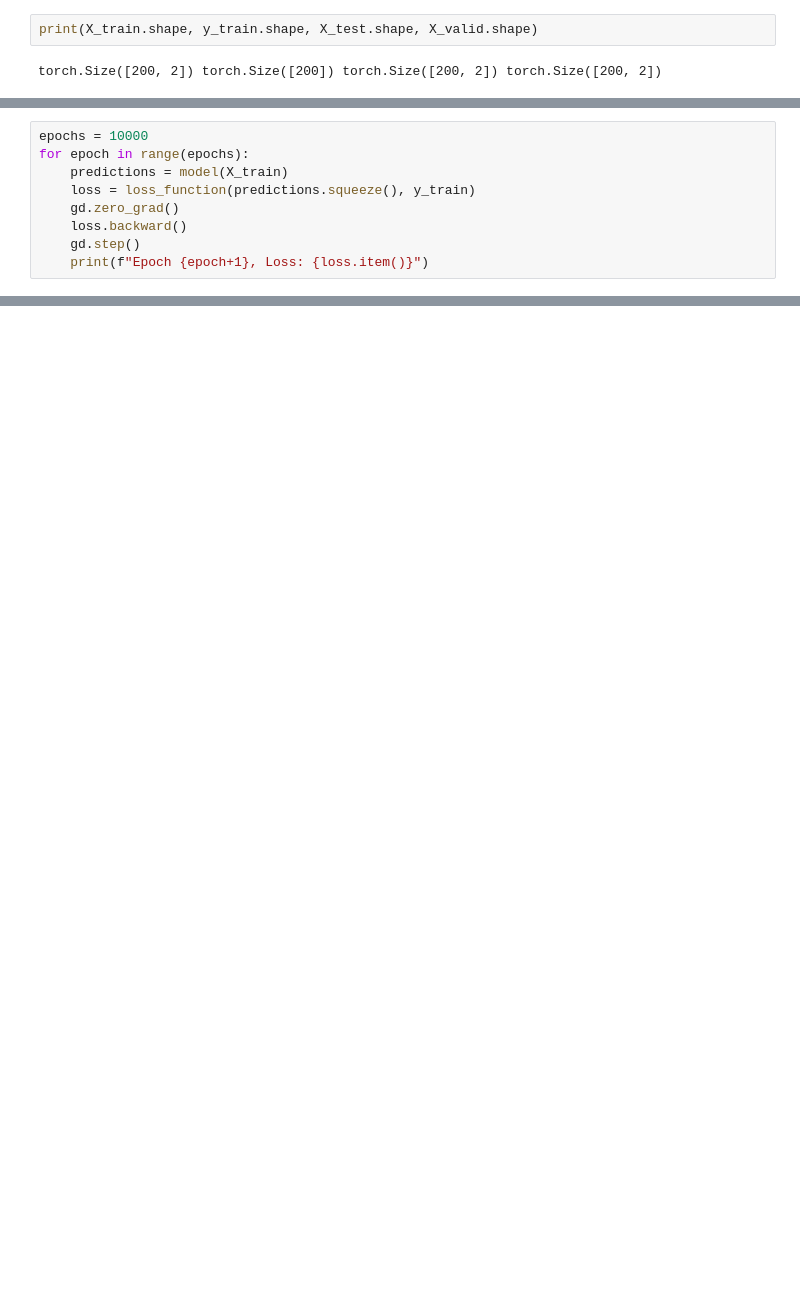
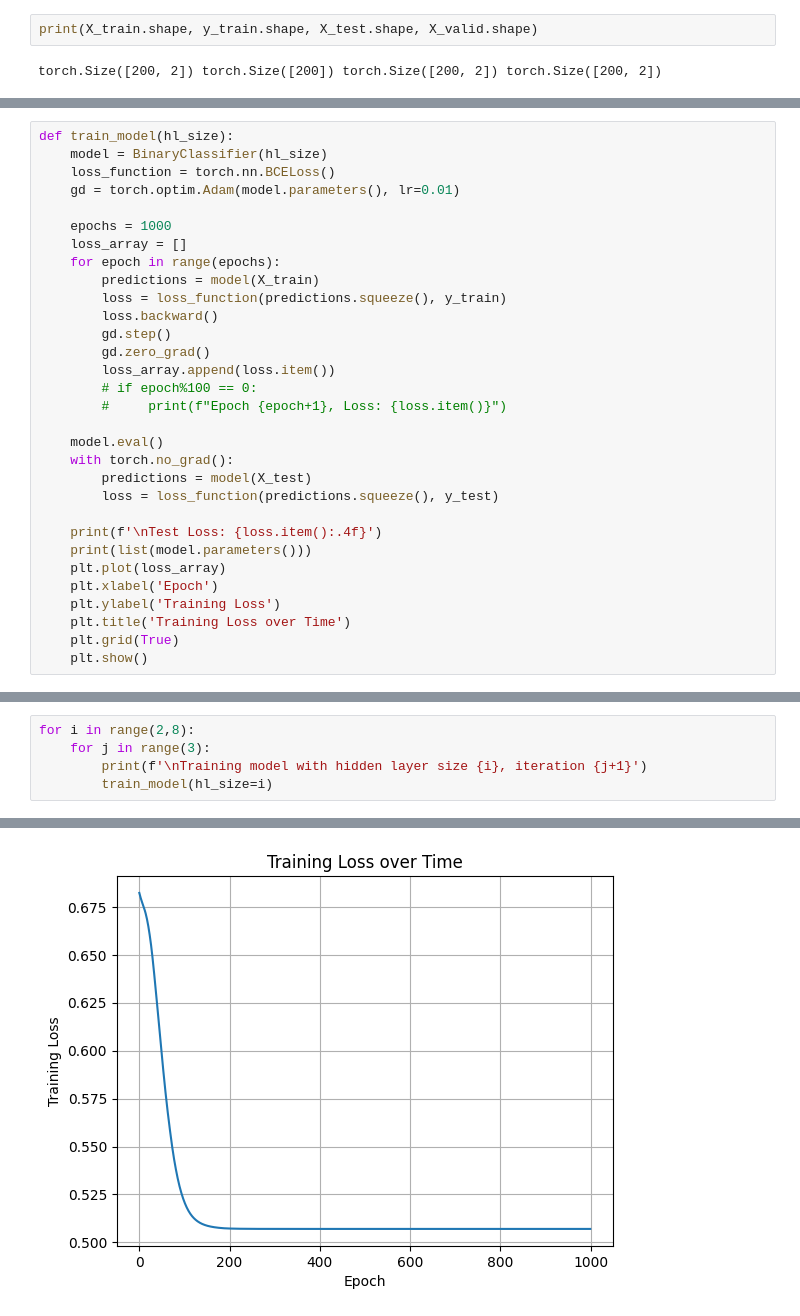
Before and after one commit to jatinhooda-MSAI/Neural-Networks-from-scratch, a Jupyter notebook: attemptv1.ipynb, the cells around one changed output, grey strips where cells are left out. Cells and saved outputs as stored; diff of their text form; blank space fills up the shorter version.

```diff
--- a/attemptv1.ipynb
+++ b/attemptv1.ipynb
@@ -53,9 +62,31 @@ gd = torch.optim.Adam(model.parameters(), lr=0.001)
 # %%
-epochs = 10000
-for epoch in range(epochs):
-    predictions = model(X_train)
-    loss = loss_function(predictions.squeeze(), y_train)
-    gd.zero_grad()
-    loss.backward()
-    gd.step()
-    print(f"Epoch {epoch+1}, Loss: {loss.item()}")
+def train_model(hl_size):
+    model = BinaryClassifier(hl_size)
+    loss_function = torch.nn.BCELoss()
+    gd = torch.optim.Adam(model.parameters(), lr=0.01)
+
+    epochs = 1000
+    loss_array = []
+    for epoch in range(epochs):
+        predictions = model(X_train)
+        loss = loss_function(predictions.squeeze(), y_train)
+        loss.backward()
+        gd.step()
+        gd.zero_grad()
+        loss_array.append(loss.item())
+        # if epoch%100 == 0:
+        #     print(f"Epoch {epoch+1}, Loss: {loss.item()}")
+
+    model.eval()
+    with torch.no_grad():
+        predictions = model(X_test)
+        loss = loss_function(predictions.squeeze(), y_test)
+
+    print(f'\nTest Loss: {loss.item():.4f}')
+    print(list(model.parameters()))
+    plt.plot(loss_array)
+    plt.xlabel('Epoch')
+    plt.ylabel('Training Loss')
+    plt.title('Training Loss over Time')
+    plt.grid(True)
+    plt.show()
@@ -79,0 +93,6 @@ Epoch 10000, Loss: 0.5070370435714722
+# %%
+for i in range(2,8):
+    for j in range(3):
+        print(f'\nTraining model with hidden layer size {i}, iteration {j+1}')
+        train_model(hl_size=i)
+# %% [output]
@@ -79,0 +108 @@ Epoch 10000, Loss: 0.5070370435714722
+[figure, added]
```
Also changed, not shown: parts of 7 cells of this notebook.
